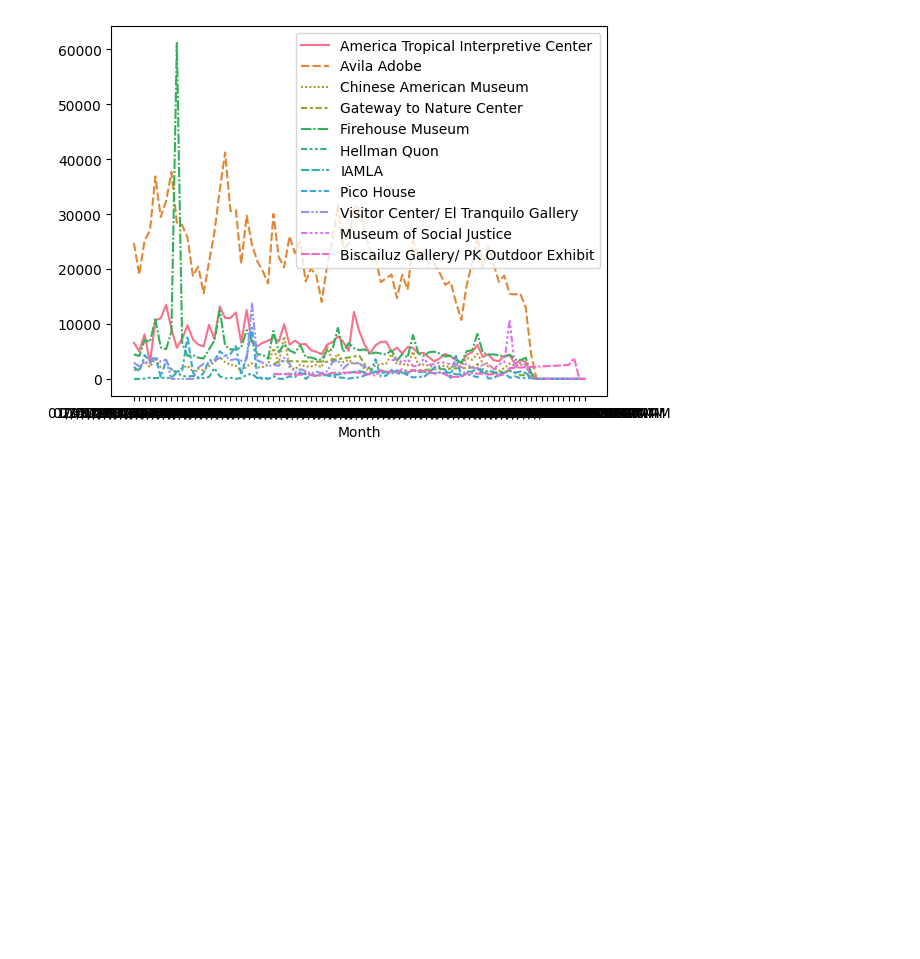
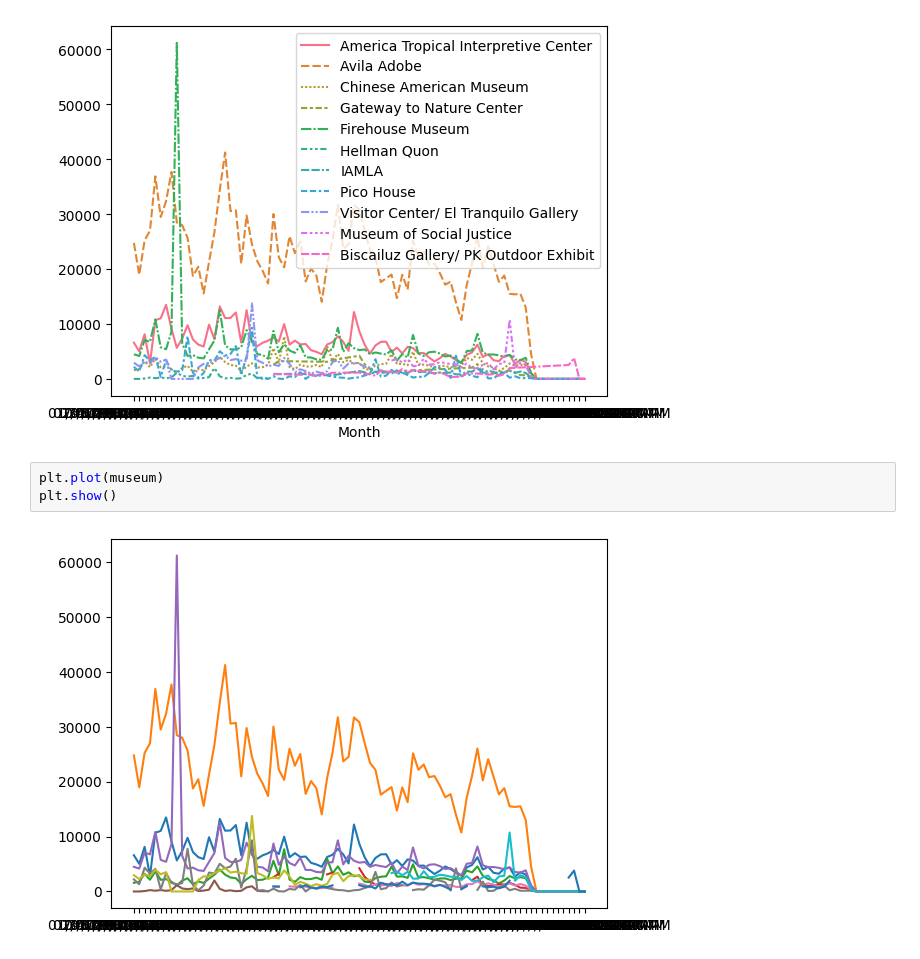
Before and after one commit to baxronovferuz1/DataScience_Np, a Jupyter notebook: Vizualization.ipynb, the cells around one changed output. Saved outputs shown, nothing was run; the diff lists cells and outputs as text; blank space fills up the shorter version.

```diff
--- a/Vizualization.ipynb
+++ b/Vizualization.ipynb
@@ -76,3 +76,8 @@ sns.lineplot(data=museum)
 plt.show()
 # %% [output]
 [figure]
+# %%
+plt.plot(museum)
+plt.show()
+# %% [output]
+[figure, added]
```
Also changed, not shown: parts of 1 cell of this notebook.
